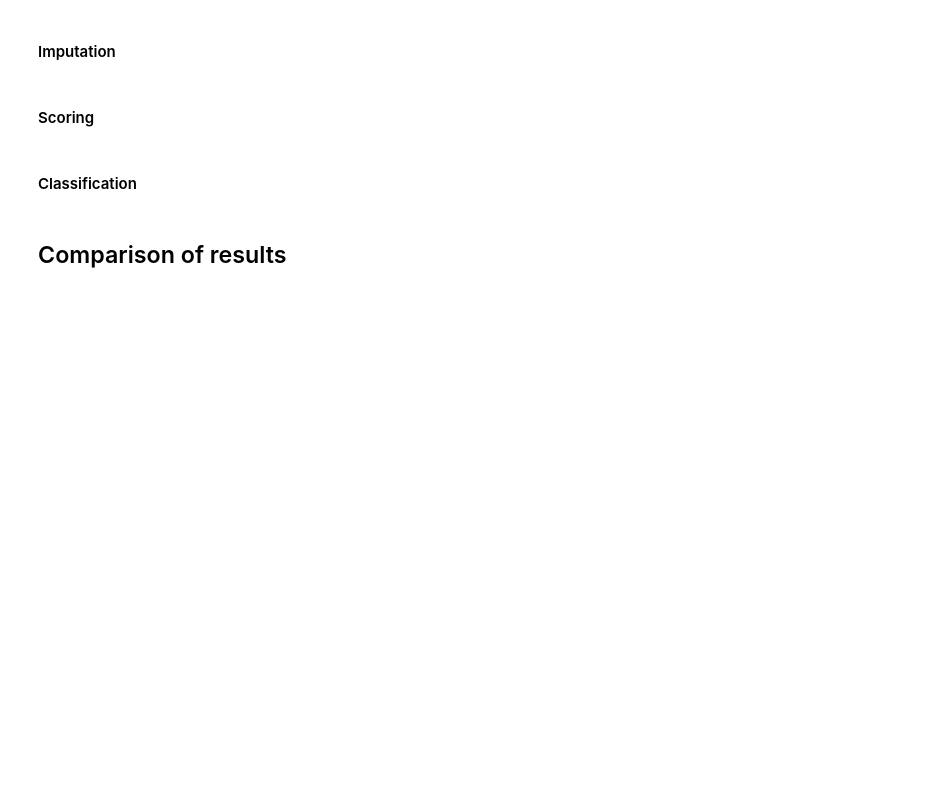
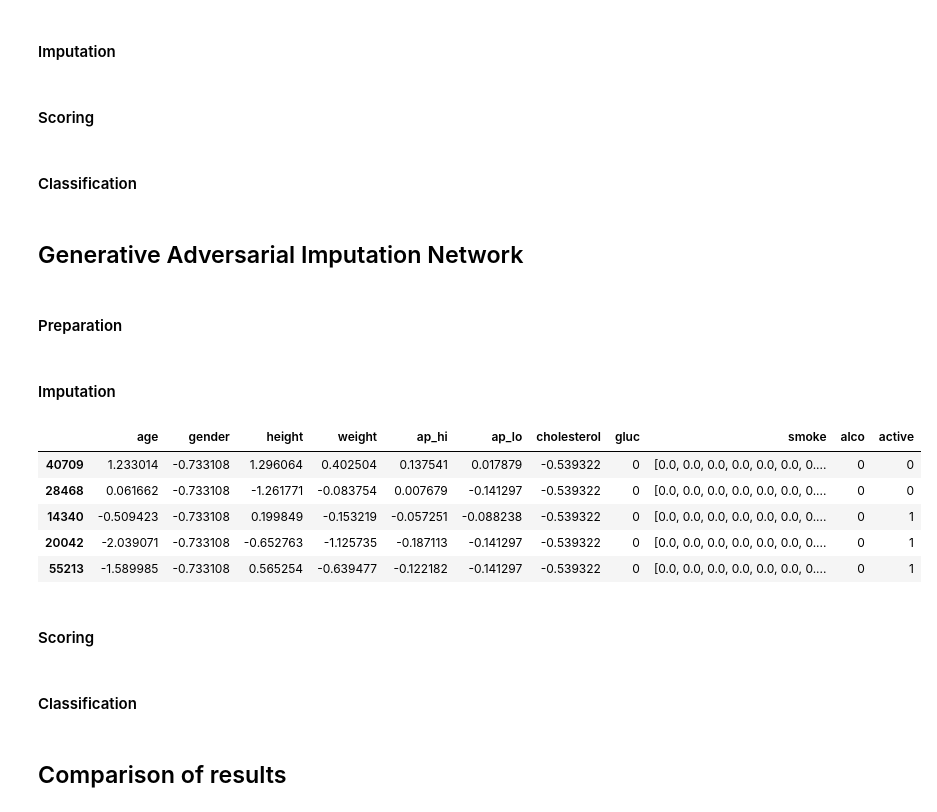
Before and after one commit to POskar/GenerativeMLForPrecisionMedicine, a Jupyter notebook: without_missingness.ipynb, the cells around one changed output. Saved outputs shown, nothing was run; the diff lists cells and outputs as text; code cells hidden in the pictures; blank space fills up the shorter version.

```diff
--- a/without_missingness.ipynb
+++ b/without_missingness.ipynb
@@ -84,7 +84,7 @@ plt.show()
 from sklearn.model_selection import train_test_split
 
 # Split into train and test
-X_train, X_test, y_train, y_test = train_test_split(X, y, test_size=0.25, random_state=RANDOM_STATE)
+X_train, X_test, y_train, y_test = train_test_split(X, y, test_size=0.2, random_state=RANDOM_STATE)
 X_train.shape, X_test.shape
 # %% [markdown]
 ## Preparing 10 subsets with removed features
@@ -706,3 +749,26 @@ vae_score = get_scoring(vae_subsets, 'vae')
 vae_accuracy = get_accuracy(vae_subsets, 'vae', True)
 # %%
 results_dict['vae'] = {'score': vae_score, 'accuracy': np.round(vae_accuracy * 100, 2)}
+# %% [markdown]
+## Generative Adversarial Imputation Network
+# %% [markdown]
+#### Preparation
+# %%
+gain_subsets = copy.deepcopy(list_of_subsets)
+# %%
+gain = load('generative_models\gain_generator.h5')
+# %% [markdown]
+#### Imputation
+# %%
+imputing_missing_data(gain_subsets, 'gain', 10, gain)
+
+gain_subsets[0].head(5)
+# %% [output]
+|  | age | gender | height | weight | ap_hi | ap_lo | cholesterol | gluc | smoke | alco | active |
+| 40709 | 1.233014 | -0.733108 | 1.296064 | 0.402504 | 0.137541 | 0.017879 | -0.539322 | 0 | [0.0, 0.0, 0.0, 0.0, 0.0, 0.0, 0.... | 0 | 0 |
+| 28468 | 0.061662 | -0.733108 | -1.261771 | -0.083754 | 0.007679 | -0.141297 | -0.539322 | 0 | [0.0, 0.0, 0.0, 0.0, 0.0, 0.0, 0.... | 0 | 0 |
+| 14340 | -0.509423 | -0.733108 | 0.199849 | -0.153219 | -0.057251 | -0.088238 | -0.539322 | 0 | [0.0, 0.0, 0.0, 0.0, 0.0, 0.0, 0.... | 0 | 1 |
+| 20042 | -2.039071 | -0.733108 | -0.652763 | -1.125735 | -0.187113 | -0.141297 | -0.539322 | 0 | [0.0, 0.0, 0.0, 0.0, 0.0, 0.0, 0.... | 0 | 1 |
+| 55213 | -1.589985 | -0.733108 | 0.565254 | -0.639477 | -0.122182 | -0.141297 | -0.539322 | 0 | [0.0, 0.0, 0.0, 0.0, 0.0, 0.0, 0.... | 0 | 1 |
+# %% [markdown]
+#### Scoring
@@ -708,0 +777,2 @@ results_dict['vae'] = {'score': vae_score, 'accuracy': np.round(vae_accuracy * 1
+# %% [markdown]
+#### Classification
```
Also changed, not shown: parts of 16 cells of this notebook, 2 other files.
